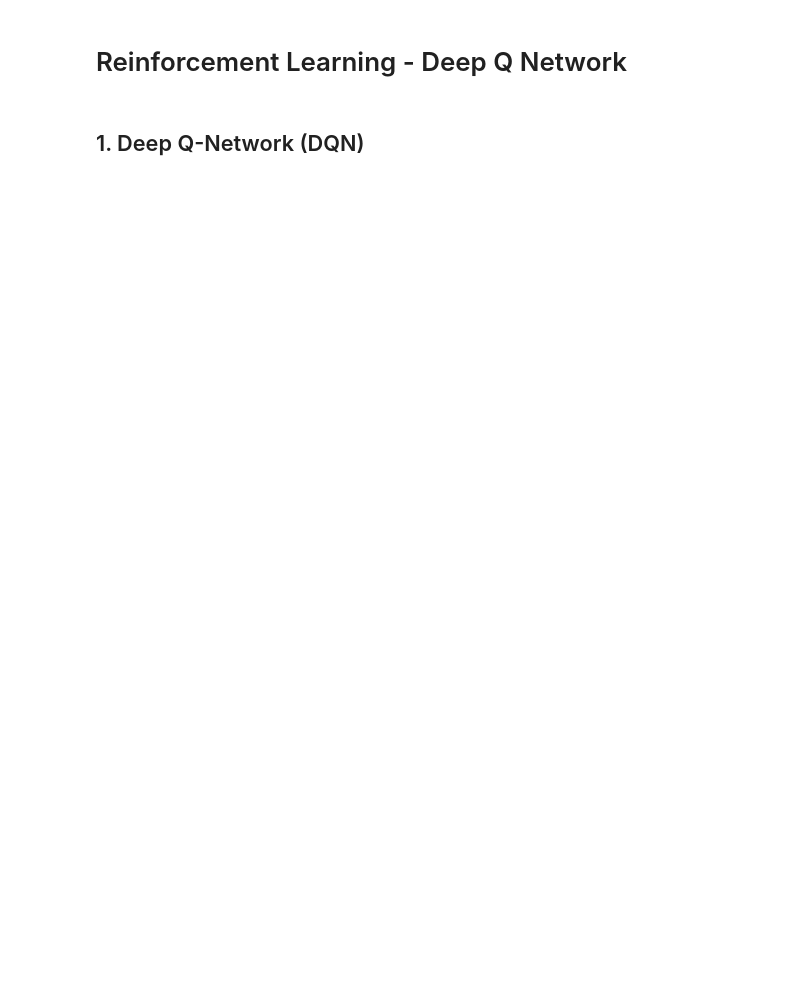
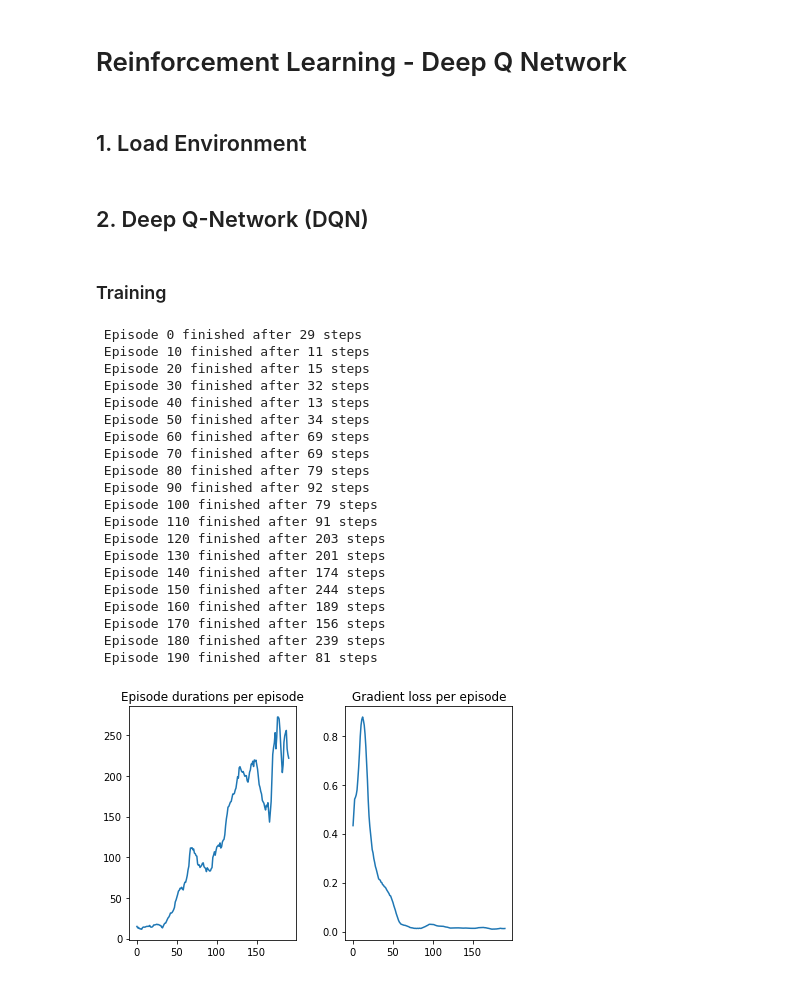
Before and after one commit to TK98/Reinforcement_Learning_Project, a Jupyter notebook: project_demonstration.ipynb, the cells around one changed output. Drawn from its saved outputs; the diff is of its cells as text; code cells hidden in the pictures; blank space fills up the shorter version.

```diff
--- a/project_demonstration.ipynb
+++ b/project_demonstration.ipynb
@@ -38,0 +49,2 @@ def plot_graph(durations, losses):
+# %% [markdown]
+## 1. Load Environment
@@ -39,2 +54,44 @@ def plot_graph(durations, losses):
 # %% [markdown]
-## 1. Deep Q-Network (DQN)
+## 2. Deep Q-Network (DQN)
+# %% [markdown]
+### Training
+# %%
+num_episodes = 200
+batch_size = 64
+discount_factor = 0.8
+learn_rate = 1e-3
+num_hidden = 128
+semi_grad = True
+use_replay = True
+seed = 42
+
+# We will seed the algorithm (before initializing QNetwork!) for reproducibility
+set_seeds(seed)
+
+dq_network = DeepQNetwork(in_features=4, num_hidden=num_hidden, out_features=action_space, discount_factor=discount_factor)
+dq_policy = EpsilonGreedyPolicy(dq_network)
+episode_durations, losses = train_episodes(env, dq_policy, num_episodes, batch_size, learn_rate, semi_grad=semi_grad, use_replay=use_replay)
+
+plot_duration_loss_graph(episode_durations, losses)
+# %% [output]
+ Episode 0 finished after 29 steps
+ Episode 10 finished after 11 steps
+ Episode 20 finished after 15 steps
+ Episode 30 finished after 32 steps
+ Episode 40 finished after 13 steps
+ Episode 50 finished after 34 steps
+ Episode 60 finished after 69 steps
+ Episode 70 finished after 69 steps
+ Episode 80 finished after 79 steps
+ Episode 90 finished after 92 steps
+ Episode 100 finished after 79 steps
+ Episode 110 finished after 91 steps
+ Episode 120 finished after 203 steps
+ Episode 130 finished after 201 steps
+ Episode 140 finished after 174 steps
+ Episode 150 finished after 244 steps
+ Episode 160 finished after 189 steps
+ Episode 170 finished after 156 steps
+ Episode 180 finished after 239 steps
+ Episode 190 finished after 81 steps
+[figure, added]
```
Also changed, not shown: parts of 13 cells of this notebook, 7 other files.
